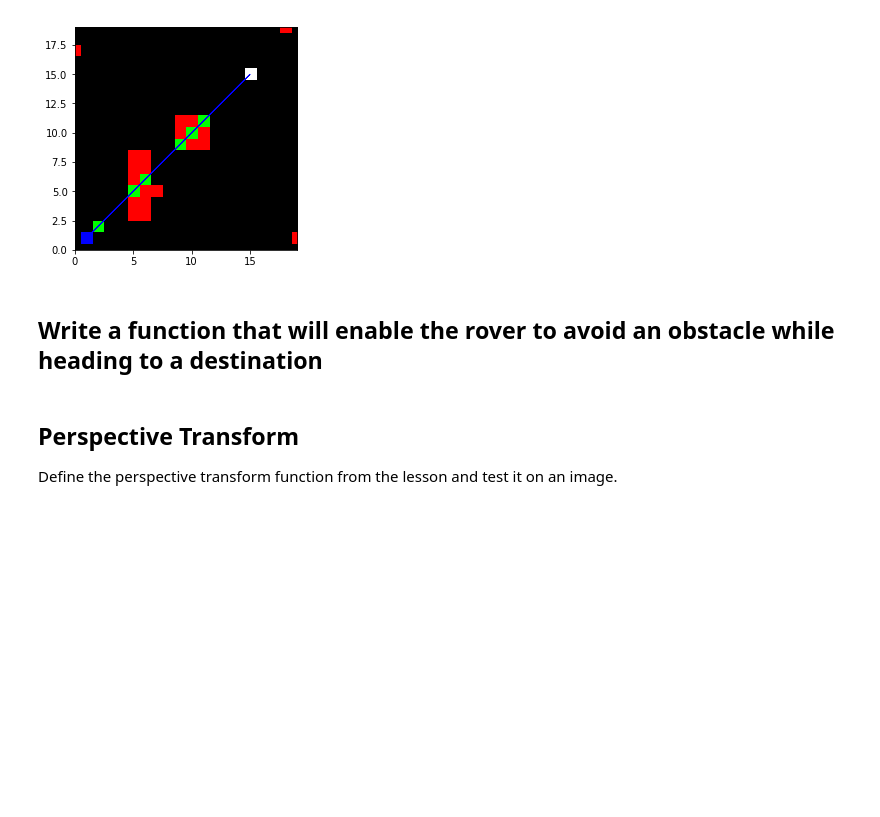
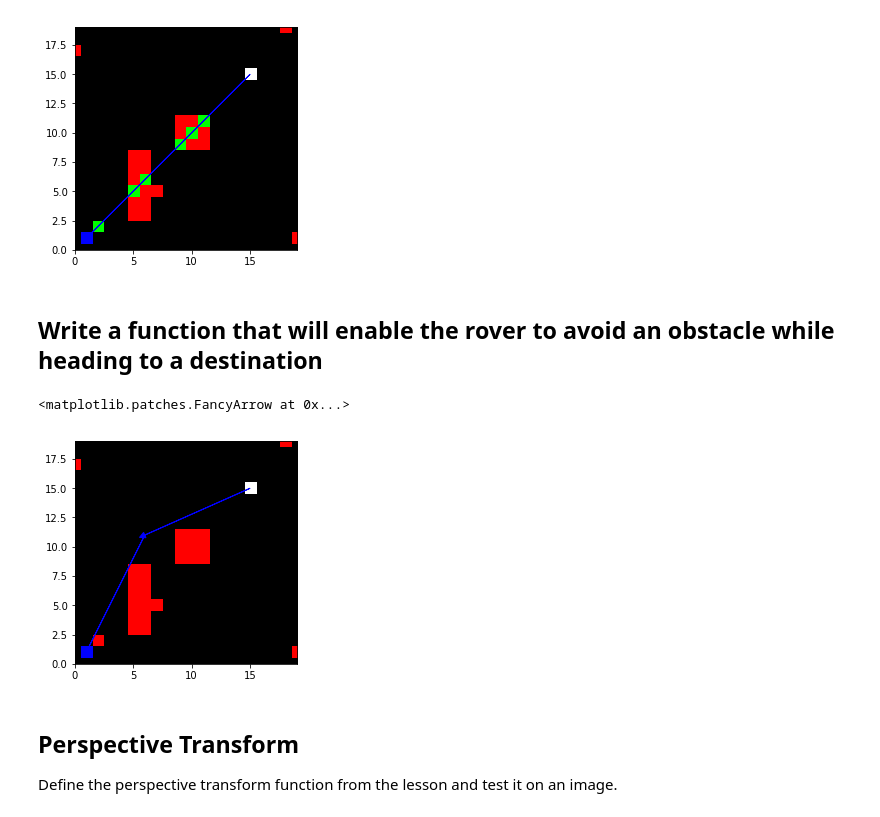
Before and after one commit to flores-jacob/RoboND-Rover-Project, a Jupyter notebook: code/Rover_Project_Test_Notebook.ipynb, the cells around one changed output. Drawn from its saved outputs; the diff is of its cells as text; code cells hidden in the pictures; blank space fills up the shorter version.

Commit message:
Add sidestep_obstacle demo plot

```diff
--- a/code/Rover_Project_Test_Notebook.ipynb
+++ b/code/Rover_Project_Test_Notebook.ipynb
@@ -266,8 +266,8 @@ DEBUG:root:unexplored point indices (array([ 1,  2,  5, 17, 19]), array([19,  2,
 We are writing this function instead of simply using the `to_polar_coords_with_origin` to speed up efficiency in the functions where we will be computing distances primarily.
 # %%
 def compute_distances(origin_x, origin_y, x_points, y_points):
-    y_diffs = y_pixels - float(origin_y)
-    x_diffs = x_pixels - float(origin_x)
+    y_diffs = y_points - origin_y
+    x_diffs = x_points - origin_x
     # Calculate the distances between the origin and the pixels
     distances = np.sqrt((y_diffs ** 2) + (x_diffs ** 2))
 
@@ -406,42 +406,100 @@ def sidestep_obstacle(origin_x, origin_y, destination_x, destination_y, map_data
     # compute the distance between origin and all navigable points, and all navigable points to destinaion point
     navigable_points = np.where(map_data == navigable_flag)
 
     distance_origin_to_midpoint = compute_distances(origin_x, origin_y, navigable_points[1], navigable_points[0])
     distance_midpoint_to_destination = compute_distances(navigable_points[1], navigable_points[0], destination_x, destination_y)
 
     combined_distance = distance_origin_to_midpoint + distance_midpoint_to_destination
 
     # find the shortest distance, but remember its original index
 
     original_indices = np.argsort(combined_distance)
 
-#     index = 0
-#     for combined_distance in combined_distance.sort():
-#         index += 1
-
     for original_index in original_indices:
-        midpoint_x = navigable_points[1, original_index]
-        midpoint_y = navigable_points[0, original_index]
+        midpoint_x = np.array(navigable_points)[1, original_index]
+        midpoint_y = np.array(navigable_points)[0, original_index]
         # check if either of the two paths are blocked
-        obstacle_crossed_part_1 = obstacle_crossed_by_line(origin_x, origin_y, midpoint_x, midpoint_y, map_data, [obstacle_flag]):
+        obstacle_crossed_part_1 = obstacle_crossed_by_line(origin_x, origin_y, midpoint_x, midpoint_y, map_data, [obstacle_flag])
         if obstacle_crossed_part_1 is not False:
             # if the path was blocked
             continue
-        obstacle_crossed_part_2 = obstacle_crossed_by_line(midpoint_x, midpoint_y, destination_x, destination_y, map_data, [obstacle_flag]):
+        obstacle_crossed_part_2 = obstacle_crossed_by_line(midpoint_x, midpoint_y, destination_x, destination_y, map_data, [obstacle_flag])
         if obstacle_crossed_part_2 is not False:
             continue
 
         # if not blocked, compute the polar coordinates to be sent to the rover
         if (obstacle_crossed_part_1 is False) and (obstacle_crossed_part_2 is False):
 
             Path_guide = namedtuple("Path_guide", ["x", "y", "midpoint_distance", "midpoint_angle", "destination_distance", "destination_angle"])
             midpoint_distance, midpoint_angle = to_polar_coords_with_origin(origin_x, origin_y, midpoint_x, midpoint_y )
             destination_distance, destination_angle = to_polar_coords_with_origin(midpoint_x, midpoint_y, destination_x, destination_y)
-            path_guide = Origin_to_midpoint_guide(midpoint_x, midpoint_y, midpoint_distance, midpoint_angle, destination_distance, destination_angle)
+            path_guide = Path_guide(midpoint_x, midpoint_y, midpoint_distance, midpoint_angle, destination_distance, destination_angle)
             # if both are clear, then return the path guide
             return path_guide
     # if there are no clear paths, then return False
     return False
+
+# create a mini "world" map. The 4th layer indicate the areas that have been visited.
+# 0 = area unexplored/uncharted
+# 5 = area is an obstacle
+# 6 = area has a rock sample
+# 7 = area is navigable terrain
+# 8 = extra indicator for other possible purposes
+memory_map_mini = np.zeros([20, 20, 4], dtype=np.uint8)
+
+navigable_flag = 7
+obstacle_flag = 5
+
+# set all points as navigable
+memory_map_mini[:, :] = (0, 0, 0, navigable_flag)
+
+# plot obstacles on the map, color them red
+memory_map_mini[9:12, 9:12] = (255, 0, 0, obstacle_flag)
+memory_map_mini[19, 18] = (255, 0, 0, obstacle_flag)
+memory_map_mini[5, 7] = (255, 0, 0, obstacle_flag)
+memory_map_mini[2, 2] = (255, 0, 0, obstacle_flag)
+memory_map_mini[1, 19] = (255, 0, 0, obstacle_flag)
+memory_map_mini[17, 0] = (255, 0, 0, obstacle_flag)
+memory_map_mini[3:9, 5:7] = (255, 0, 0, obstacle_flag)
+
+# create dummy rover position data for to_polar_coords with origin
+dummy_rover_xpos = 15
+dummy_rover_ypos = 15
+
+# plot the rover location, color it white
+memory_map_mini[dummy_rover_ypos, dummy_rover_xpos] = (255, 255, 255, 1)
+
+# create dummy destinaton coordinates
+destination_x = 1
+destination_y = 1
+
+memory_map_mini[destination_y, destination_x] = (0,0,255,8)
+
+path_guide = sidestep_obstacle(dummy_rover_xpos, dummy_rover_ypos, destination_x, destination_y, memory_map_mini[:,:,3], navigable_flag, obstacle_flag)
+
+
+fig = plt.figure(figsize=(12,9))
+plt.subplot(221)
+plt.imshow(memory_map_mini[:, :, :3])
+plt.ylim(0, 19)
+plt.xlim(0, 19)
+
+distance, angle = to_polar_coords_with_origin(dummy_rover_xpos, dummy_rover_ypos, path_guide.x, path_guide.y)
+
+arrow_length = path_guide.midpoint_distance
+x_arrow = arrow_length * np.cos(path_guide.midpoint_angle)
+y_arrow = arrow_length * np.sin(path_guide.midpoint_angle)
+plt.arrow(dummy_rover_xpos, dummy_rover_ypos, x_arrow, y_arrow, color='blue', head_width=.5, head_length=.5)
+
+distance2, angle2 = to_polar_coords_with_origin(path_guide.x, path_guide.y, destination_x, destination_y)
+
+arrow_length2 = path_guide.destination_distance
+x_arrow2 = arrow_length2 * np.cos(path_guide.destination_angle)
+y_arrow2 = arrow_length2 * np.sin(path_guide.destination_angle)
+plt.arrow(path_guide.x, path_guide.y, x_arrow2, y_arrow2, color='blue', head_width=.5, head_length=.5)
+# %% [output]
+<matplotlib.patches.FancyArrow at 0x...>
+[figure, added]
 # %% [markdown]
 ## Perspective Transform
 
```
